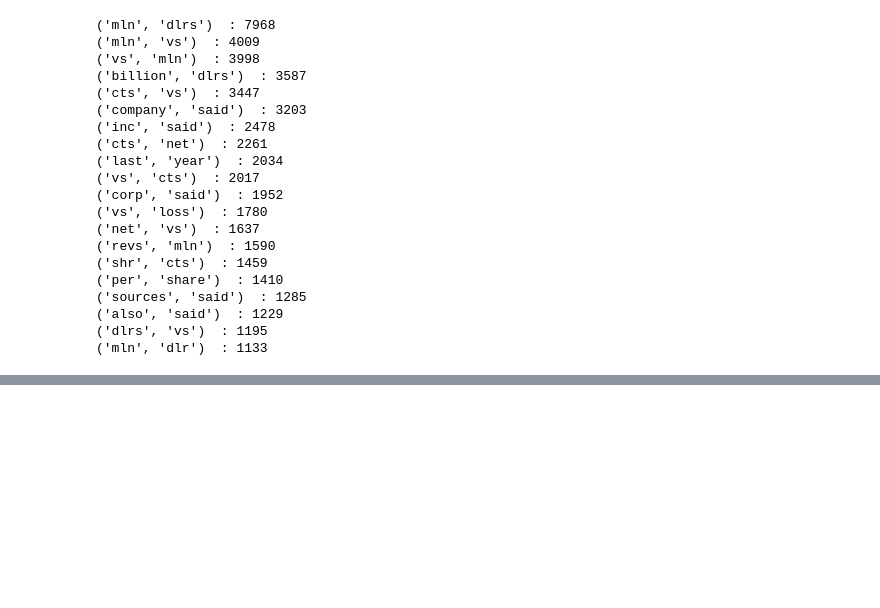
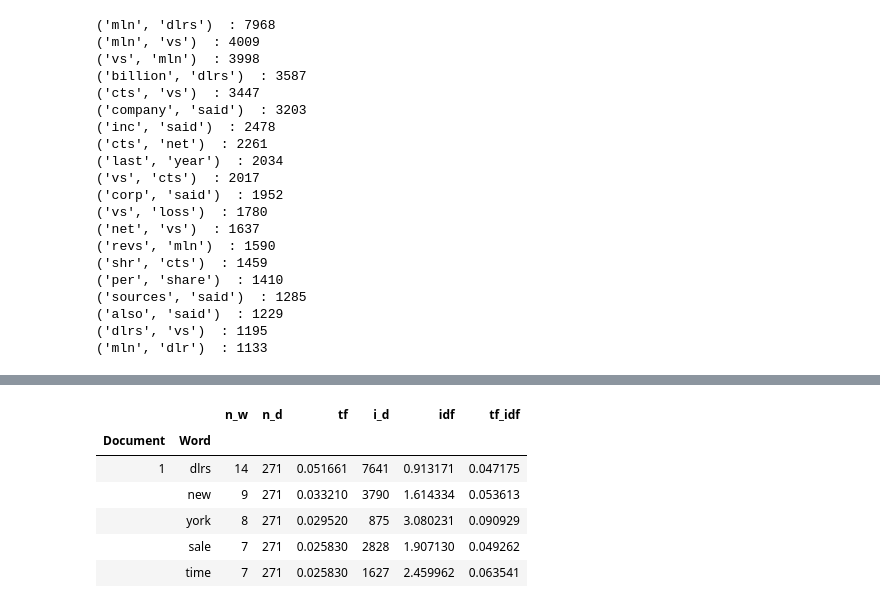
Before and after one commit to sedv8808/Simple_Word_Counting, a Jupyter notebook: Simple_Word_Counting.ipynb, the cells around one changed output, grey strips where cells are left out. Drawn from its saved outputs; the diff is of its cells as text; code cells hidden in the pictures; blank space fills up the shorter version.

```diff
--- a/Simple_Word_Counting.ipynb
+++ b/Simple_Word_Counting.ipynb
@@ -532,0 +615,3 @@ for i in most_common_bigrams:
+# %%
+c_d = words.Document.nunique()
+c_d
@@ -532,0 +622,8 @@ for i in most_common_bigrams:
+# %%
+idf = words.groupby('Word')\
+    .Document\
+    .nunique()\
+    .to_frame()\
+    .rename(columns={'Document':'i_d'})\
+    .sort_values('i_d')
+idf.head()
@@ -532,0 +638,4 @@ for i in most_common_bigrams:
+# %%
+idf['idf'] = np.log(c_d/idf.i_d.values)
+
+idf.head()
@@ -532,0 +650,4 @@ for i in most_common_bigrams:
+# %%
+tf_idf = tf.join(idf)
+
+tf_idf.head()
@@ -532,0 +662,11 @@ for i in most_common_bigrams:
+# %%
+tf_idf['tf_idf'] = tf_idf.tf * tf_idf.idf
+tf_idf.head()
+# %% [output]
+|  |  | n_w | n_d | tf | i_d | idf | tf_idf |
+| Document | Word |  |  |  |  |  |  |
+| 1 | dlrs | 14 | 271 | 0.051661 | 7641 | 0.913171 | 0.047175 |
+|  | new | 9 | 271 | 0.033210 | 3790 | 1.614334 | 0.053613 |
+|  | york | 8 | 271 | 0.029520 | 875 | 3.080231 | 0.090929 |
+|  | sale | 7 | 271 | 0.025830 | 2828 | 1.907130 | 0.049262 |
+|  | time | 7 | 271 | 0.025830 | 1627 | 2.459962 | 0.063541 |
```
Also changed, not shown: parts of 20 cells of this notebook.
